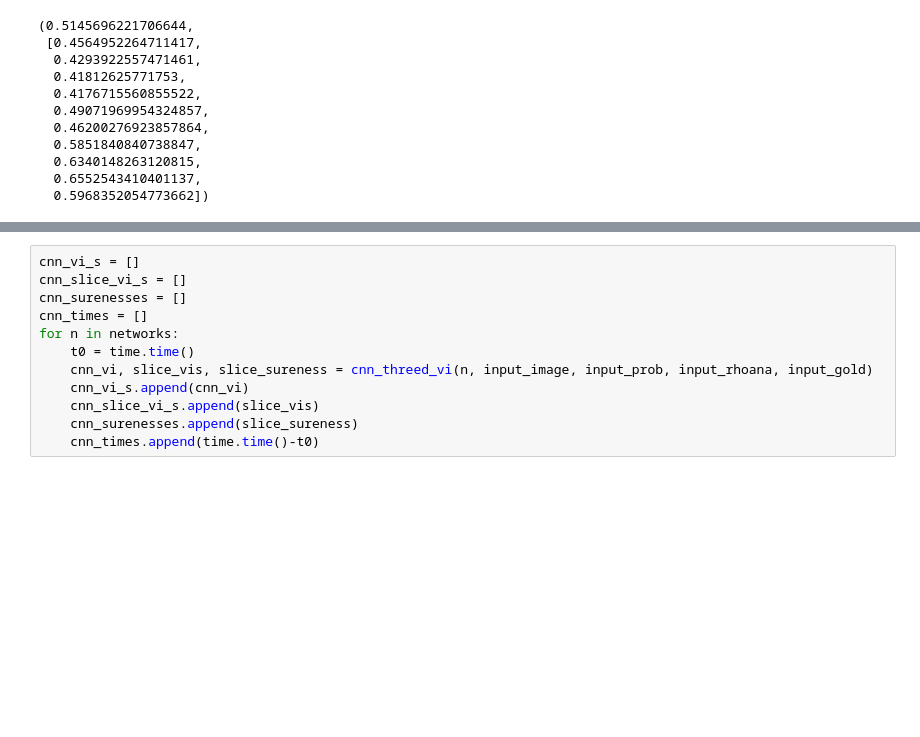
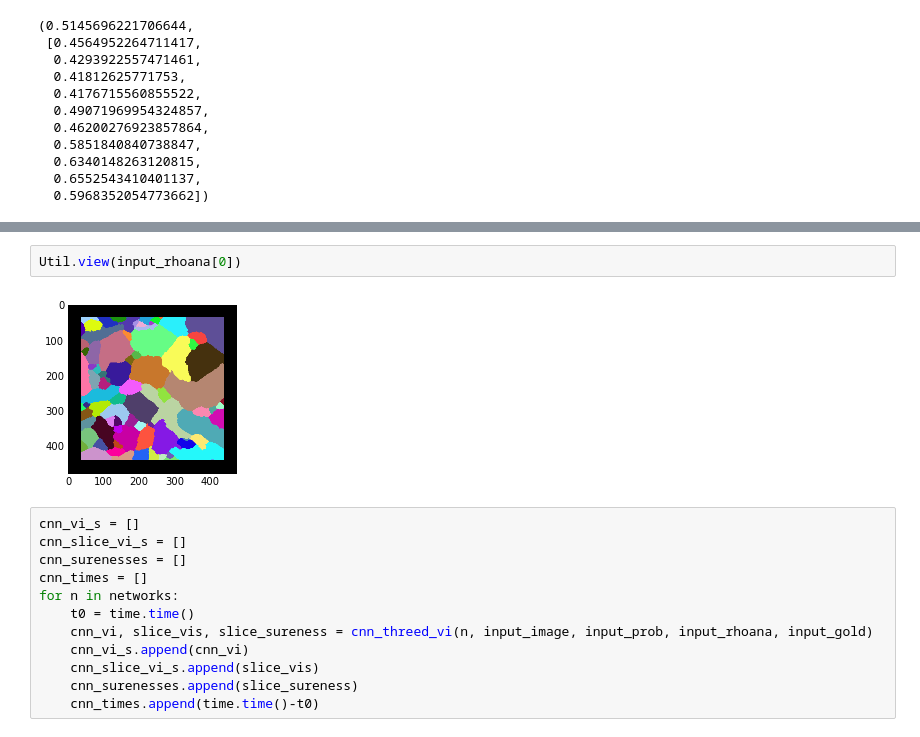
Before and after one commit to VCG/em-quality-metric, a Jupyter notebook: Reignite/DOJO_USER_STUDY-Network3.ipynb, the cells around one changed output, grey strips where cells are left out. Cells and saved outputs as stored; diff of their text form; blank space fills up the shorter version.

```diff
--- a/Reignite/DOJO_USER_STUDY-Network3.ipynb
+++ b/Reignite/DOJO_USER_STUDY-Network3.ipynb
@@ -140,3 +274,7 @@ threed_vi(input_gold, input_rhoana)
+# %%
+Util.view(input_rhoana[0])
+# %% [output]
+[figure, added]
 # %%
 cnn_vi_s = []
 cnn_slice_vi_s = []
```
Also changed, not shown: parts of 22 cells of this notebook, 29 other files.
